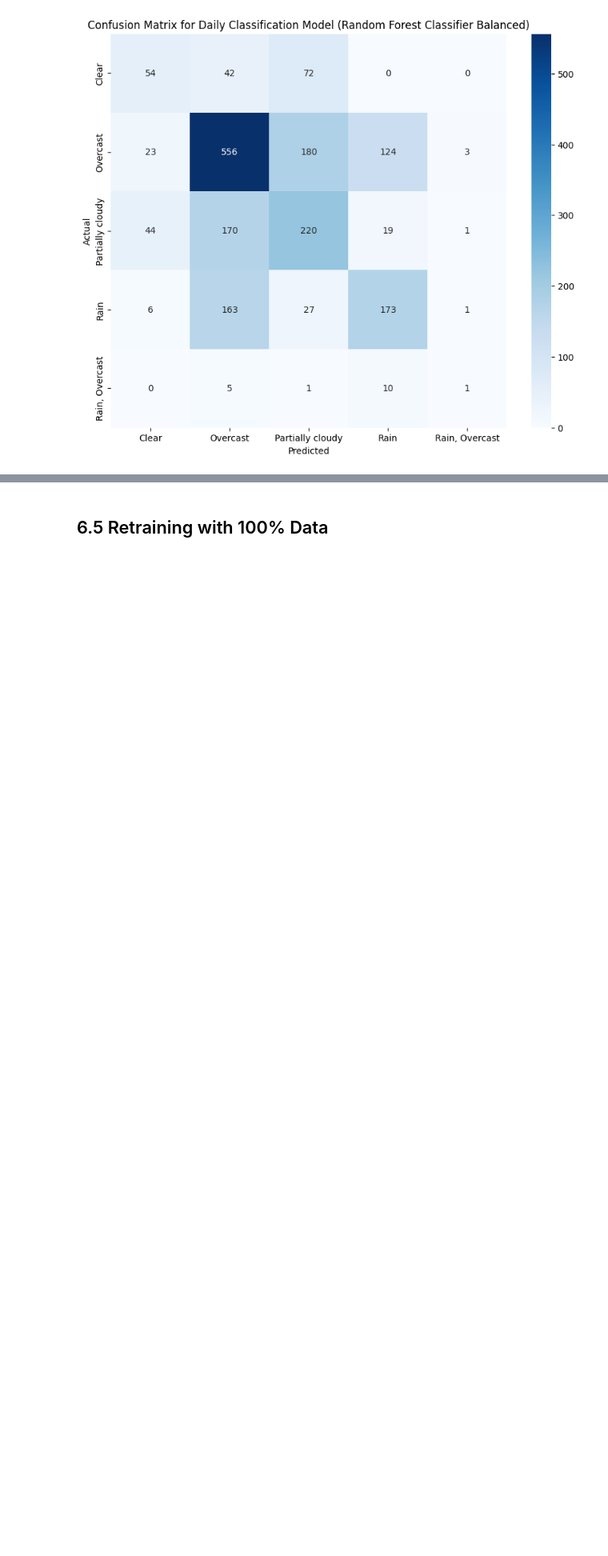
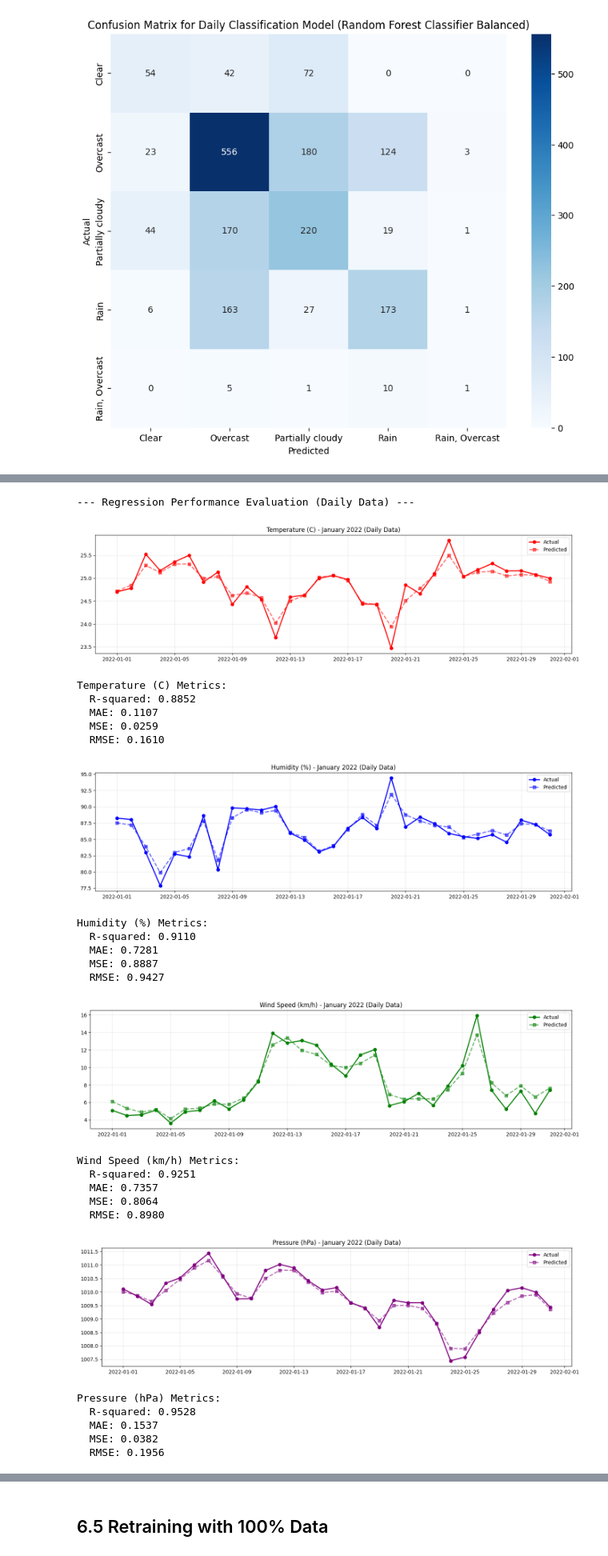
Before and after one commit to AzaniFatturFadhika/weather-iot, a Jupyter notebook: example_v2/model_training/model_weather_training_v4.ipynb, the cells around one changed output, grey strips where cells are left out. Shown at 80% size. Cells and saved outputs as stored; diff of their text form; code cells hidden in the pictures; blank space fills up the shorter version.

Commit message:
fix: running training notebook v4

```diff
--- a/example_v2/model_training/model_weather_training_v4.ipynb
+++ b/example_v2/model_training/model_weather_training_v4.ipynb
@@ -438,9 +438,12 @@ import matplotlib.pyplot as plt
 
 # Train best models Classification
 # best_hourly_clf_model = RandomForestClassifier(n_estimators=100, class_weight='balanced', random_state=42, n_jobs=-1)
+
 for name, model in classification_models.items():
-    if name == best_hourly_clf_name:
+    # if name == best_hourly_clf_name:
+    if name == "Random Forest Classifier Balanced":
         best_hourly_clf_model = model
+        best_hourly_clf_name = name
 
 best_hourly_clf_model.fit(X_hourly_train, y_hourly_train_clf)
 
@@ -556,35 +559,82 @@ plt.show()
+# %%
+year = 2022
+month = 1
+month_map = {
+    1: 'January', 2: 'February', 3: 'March', 4: 'April',
+    5: 'May', 6: 'June', 7: 'July', 8: 'August',
+    9: 'September', 10: 'October', 11: 'November', 12: 'December'
+}
 # %%
-jan_mask = (df_hourly['year'] == 2022) & (df_hourly['month'] == 1)
+
+jan_mask = (df_hourly['year'] == year) & (df_hourly['month'] == month)
 df_jan = df_hourly[jan_mask].copy()
 
 if len(df_jan) > 0:
     X_jan = df_jan[hourly_feature_cols]
-    y_jan_pred = best_hourly_reg_model.fit(X_hourly_train, y_hourly_train_reg)
-.predict(X_jan)
+    y_jan_pred = best_hourly_reg_model.fit(X_hourly_train, y_hourly_train_reg).predict(X_jan)
     df_jan['temp_pred'] = y_jan_pred[:, 0]
     df_jan['humidity_pred'] = y_jan_pred[:, 1]
     df_jan['windspeed_pred'] = y_jan_pred[:, 2]
     df_jan['pressure_pred'] = y_jan_pred[:, 3]
 
     df_jan_daily = df_jan.set_index('timestamp').resample('D').mean(numeric_only=True).reset_index()
 
-    fig, axes = plt.subplots(4, 1, figsize=(14, 16))
     params = [('temp', 'temp_pred', 'Temperature (C)', 'red'),
               ('humidity', 'humidity_pred', 'Humidity (%)', 'blue'),
               ('windspeed', 'windspeed_pred', 'Wind Speed (km/h)', 'green'),
               ('sealevelpressure', 'pressure_pred', 'Pressure (hPa)', 'purple')]
 
-    for ax, (actual, pred, title, color) in zip(axes, params):
+    # os.makedirs('outputs', exist_ok=True)
+
+    print("--- Regression Performance Evaluation (Daily Data) ---")
+    for actual, pred, title, color in params:
+        fig, ax = plt.subplots(figsize=(14, 4)) # Create a new figure for each parameter
         ax.plot(df_jan_daily['timestamp'], df_jan_daily[actual], '-o', color=color, label='Actual', linewidth=2)
         ax.plot(df_jan_daily['timestamp'], df_jan_daily[pred], '--s', color=color, alpha=0.6, label='Predicted', linewidth=2)
-        ax.set_title(f'{title} - January 2022 (Daily Data)')
+        ax.set_title(f'{title} - {month_map[month]} {year} (Daily Data)')
         ax.legend()
         ax.grid(True, alpha=0.3)
 
-    os.makedirs('outputs', exist_ok=True)
-    plt.tight_layout()
-    plt.savefig('outputs/jan_2022_predictions_v4.png', dpi=150)
-    plt.show()
+        plt.tight_layout()
+        # plt.savefig(f'outputs/jan_2022_predictions_{actual}_v4.png', dpi=150)
+        plt.show()
+
+        # Performance Evaluation
+        mae = mean_absolute_error(df_jan_daily[actual], df_jan_daily[pred])
+        mse = mean_squared_error(df_jan_daily[actual], df_jan_daily[pred])
+        rmse = np.sqrt(mse)
+        r2 = r2_score(df_jan_daily[actual], df_jan_daily[pred])
+        print(f"\n{title} Metrics:")
+        print(f"  R-squared: {r2:.4f}")
+        print(f"  MAE: {mae:.4f}")
+        print(f"  MSE: {mse:.4f}")
+        print(f"  RMSE: {rmse:.4f}")
 else:
-    print('No data for January 2022')
+    print(f'No data for {month_map[month]} {year}')
+# %% [output]
+--- Regression Performance Evaluation (Daily Data) ---
+[figure, added]
+Temperature (C) Metrics:
+  R-squared: 0.8852
+  MAE: 0.1107
+  MSE: 0.0259
+  RMSE: 0.1610
+[figure, added]
+Humidity (%) Metrics:
+  R-squared: 0.9110
+  MAE: 0.7281
+  MSE: 0.8887
+  RMSE: 0.9427
+[figure, added]
+Wind Speed (km/h) Metrics:
+  R-squared: 0.9251
+  MAE: 0.7357
+  MSE: 0.8064
+  RMSE: 0.8980
+[figure, added]
+Pressure (hPa) Metrics:
+  R-squared: 0.9528
+  MAE: 0.1537
+  MSE: 0.0382
+  RMSE: 0.1956
 # %% [markdown]
```
Also changed, not shown: parts of 9 cells of this notebook.
